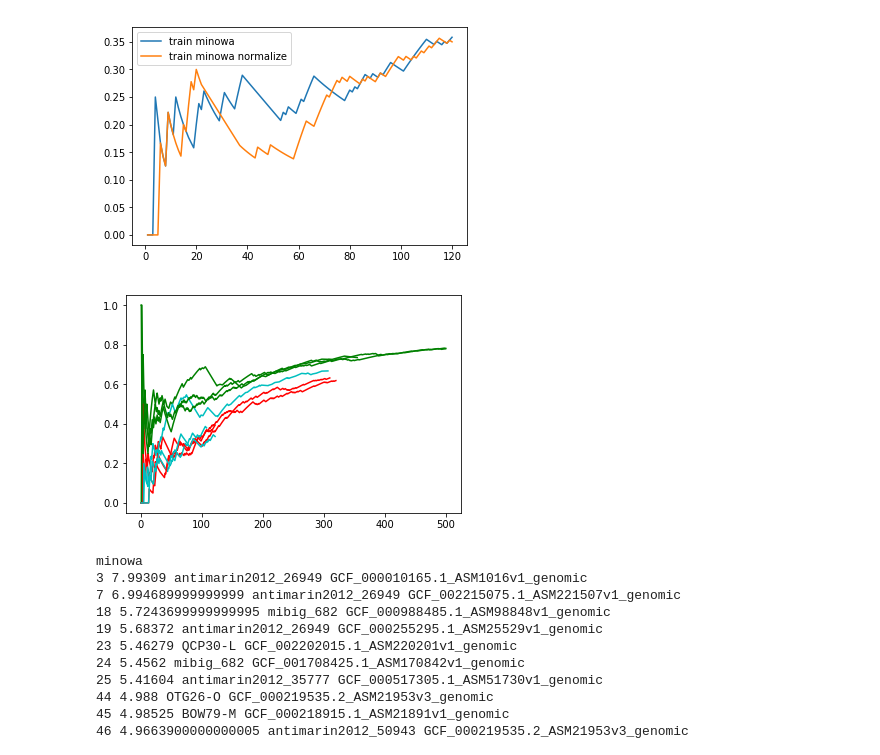
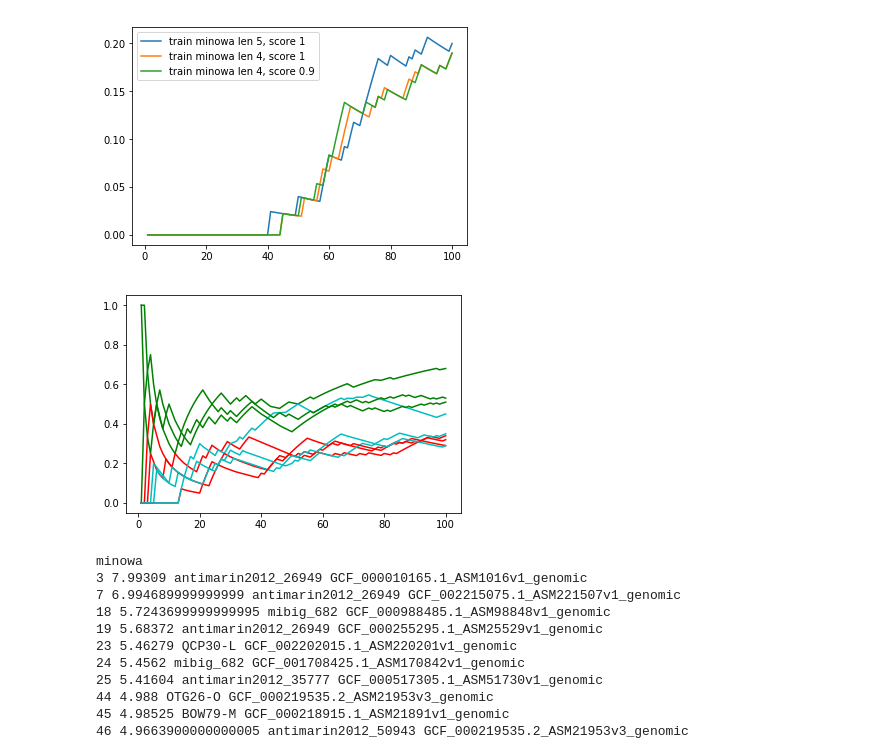
Before and after one commit to ablab/nerpa, a Jupyter notebook: scripts/res_compare.ipynb, the cells around one changed output. Saved outputs shown, nothing was run; the diff lists cells and outputs as text; code cells hidden in the pictures.

```diff
--- a/scripts/res_compare.ipynb
+++ b/scripts/res_compare.ipynb
@@ -49,7 +49,7 @@ def getScoreList(res_file_name):
     res = []
     for index, row in res_df.iterrows():
         res.append((float(row["score"]), isWrong(getMolId(row["mol id"]), getPredictionId(row["prediction id"])),
-                   getMolId(row["mol id"]), getPredictionId(row["prediction id"]), int(row["match cnt"])))
+                   getMolId(row["mol id"]), getPredictionId(row["prediction id"]))) #, int(row["match cnt"])))
     res.sort()
     res = res[::-1]
     return res
@@ -60,15 +60,19 @@ def FDR(mergelist):
     cntElem = []
     FDR = []
 
-    elemCnt = min(len(mergelist), 120)
+    elemCnt = min(len(mergelist), 100)
     for i in range(elemCnt):
         if (i > 0 and mergelist[i - 1][0] != mergelist[i][0]):
             cntElem.append(i)# - curOne)
-            FDR.append(curOne/i)
+            if (i - curOne == 0):
+                FDR.append(1)
+            else:
+                FDR.append(curOne/(i - curOne))
+
         curOne += mergelist[i][1]
 
     cntElem.append(elemCnt)
-    FDR.append(curOne/elemCnt)
+    FDR.append(curOne/(elemCnt - curOne))
 
     return cntElem, FDR
 # %%
@@ -79,37 +83,79 @@ for folder in ["dataset1"]:#, "dataset2", "dataset3"]:
     #x1, y1 = FDR(getScoreList(folder_path + folder + "/minowa.csv"))
     #plt.plot(x1, y1, label="minowa")
 
     #x2, y2 = FDR(getScoreList(folder_path + folder + "/prism.csv"))
     #plt.plot(x2, y2, label="prism")
 
     #x3, y3 = FDR(getScoreList(folder_path + folder + "/nrpspredictor2.csv"))
     #plt.plot(x3, y3, label="nrpspredictor2")
 
     #x4, y4 = FDR(getScoreList(folder_path + folder + "/nrpspredictor2.csv"))
     #plt.plot(x4, y4, label="nrpspredictor2_bl")
 
     #x5, y5 = FDR(getScoreList(folder_path + folder + "/prism.csv"))
     #plt.plot(x5, y5, label="prism_bl")
 
     #x6, y6 = FDR(getScoreList(folder_path + folder + "/minowa.csv"))
     #plt.plot(x6, y6, label="minowa_bl")
 
-    x9, y9 = FDR(getScoreList(folder_path + folder + "/train/minowa.csv"))
-    plt.plot(x9, y9, label="train minowa")
+    #x9, y9 = FDR(getScoreList(folder_path + folder + "/train/minowa.csv"))
+    #plt.plot(x9, y9, label="train minowa")
 
     x10, y10 = FDR(getScoreList(folder_path + folder + "/train/minowa_norm.csv"))
-    plt.plot(x10, y10, label="train minowa normalize")
+    #plt.plot(x10, y10, label="train minowa normalize")
+
+    x11, y11 = FDR(getScoreList(folder_path + folder + "/train/minowa_norm_explain_perc.csv"))
+    #plt.plot(x11, y11, label="train minowa normalize + explain percent")
+
+    x12, y12 = FDR(getScoreList(folder_path + folder + "/train/minowa_explain_perc.csv"))
+    #plt.plot(x12, y12, label="train minowa explain percent")
+
+    x13, y13 = FDR(getScoreList(folder_path + folder + "/train/minowa_without_affin_gap.csv"))
+    #plt.plot(x13, y13, label="train minowa without affin gap + normalize")
+
+    x16, y16 = FDR(getScoreList(folder_path + folder + "/train/minowa_explain_perc_without_affin_gap_0.5.csv"))
+    #plt.plot(x16, y16, label="train minowa 0.5")# without affin gap + normalize + explain percent")
+
+    x15, y15 = FDR(getScoreList(folder_path + folder + "/train/minowa_explain_perc_without_affin_gap_0.33.csv"))
+    #plt.plot(x15, y15, label="train minowa 0.33")# without affin gap + normalize + explain percent")
+
+    x14, y14 = FDR(getScoreList(folder_path + folder + "/train/minowa_explain_perc_without_affin_gap.csv"))
+    #plt.plot(x14, y14, label="train minowa 0.2")# without affin gap + normalize + explain percent")
+
+    x17, y17 = FDR(getScoreList(folder_path + folder + "/train/minowa_explain_perc_0.2.csv"))
+    #plt.plot(x17, y17, label="train minowa 0.2 + affin gap")# without affin gap + normalize + explain percent")
+
+    x18, y18 = FDR(getScoreList(folder_path + folder + "/train/minowa_explain_perc_without_affin_gap_0.1.csv"))
+    #plt.plot(x18, y18, label="train minowa 0.1")# without affin gap + normalize + explain percent")
+
+    x19, y19 = FDR(getScoreList(folder_path + folder + "/train/minowa_explain_perc_without_affin_gap_0.csv"))
+    plt.plot(x19, y19, label="train minowa len 5, score 1")# without affin gap + normalize + explain percent")
+
+    x22, y22 = FDR(getScoreList(folder_path + folder + "/train/minowa_norm_4_1.csv"))
+    plt.plot(x22, y22, label="train minowa len 4, score 1")# without affin gap + normalize + explain percent")
+
+    x23, y23 = FDR(getScoreList(folder_path + folder + "/train/minowa_norm_4_0.9.csv"))
+    plt.plot(x23, y23, label="train minowa len 4, score 0.9")# without affin gap + normalize + explain percent")
 
     plt.legend()
+
+    #x20, y20 = FDR(getScoreList(folder_path + folder + "/train/minowa_explain_perc0.2_without_affin_gap_0.csv"))
+    #plt.plot(x20, y20, label="train minowa 0 + explain pr 0.2")# without affin gap + normalize + explain percent")
+    #plt.legend()
+
+    #x21, y21 = FDR(getScoreList(folder_path + folder + "/train/minowa_explain_perc_without_affin_gap_+0.2.csv"))
+    #plt.plot(x21, y21, label="train minowa +0.2")# without affin gap + normalize + explain percent")
+    #plt.legend()
+
     #x7, y7 = FDR(getScoreList(folder_path + folder + "/sandpuma.csv"))
     #plt.plot(x7, y7, label="sandpuma")
     #plt.legend()
 
     #x8, y8 = FDR(getScoreList(folder_path + folder + "/garlic.csv"))
     #plt.plot(x8, y8, label="garlic")
     #plt.legend()
 # %% [output]
-[figure, old version]
+[figure, new version]
 # %%
 import matplotlib.pyplot as plt
 %matplotlib inline
@@ -125,7 +171,7 @@ for folder in ["dataset1", "dataset2", "dataset3"]:
     plt.plot(x3, y3, label="nrpspredictor2", color="c")
     #plt.legend()
 # %% [output]
-[figure, old version]
+[figure, new version]
 # %%
 folder = "dataset1"
 for predictor in ["minowa", "prism", "nrpspredictor2"]:
```
Also changed, not shown: parts of 7 cells of this notebook, 11 other files.
